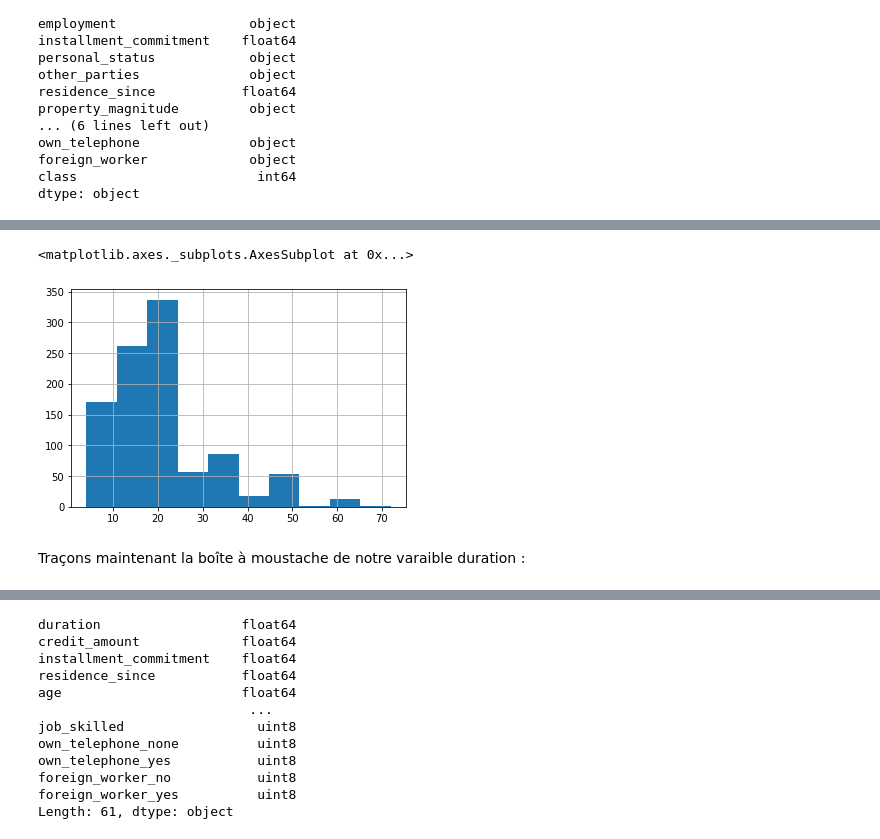
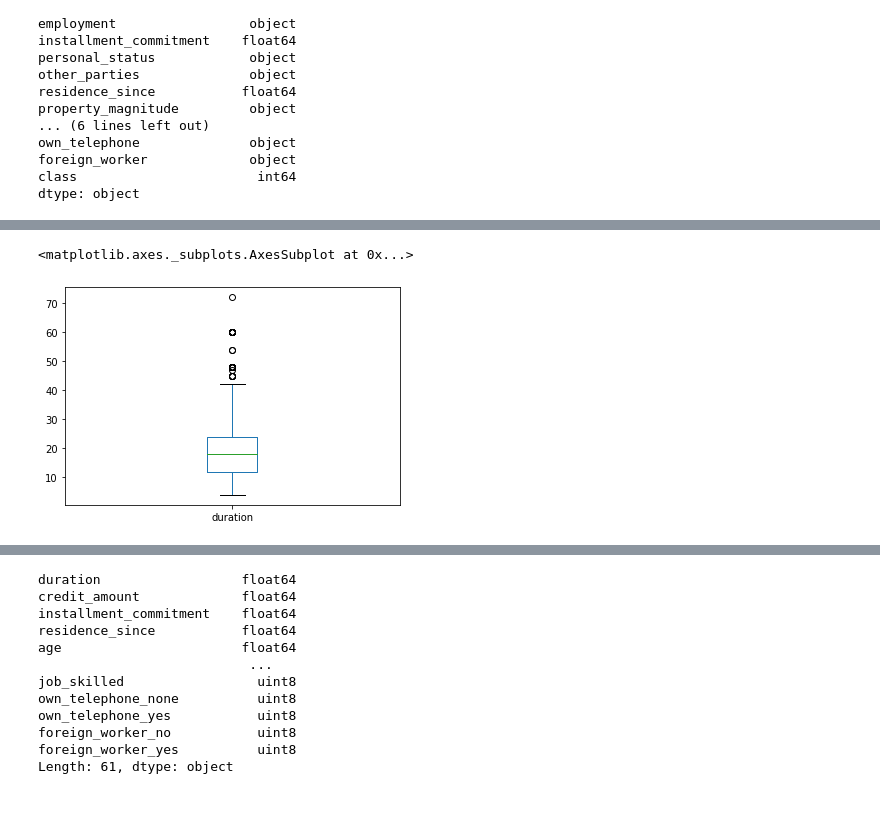
Before and after one commit to cedricxs/MYPY, a Jupyter notebook: TP1_Extraction_de_connaissances_dans_les_données_ipynb.ipynb, the cells around one changed output, grey strips where cells are left out. Cells and saved outputs as stored; diff of their text form; code cells hidden in the pictures; blank space fills up the shorter version.

```diff
--- a/TP1_Extraction_de_connaissances_dans_les_données_ipynb.ipynb
+++ b/TP1_Extraction_de_connaissances_dans_les_données_ipynb.ipynb
@@ -35,0 +6,2 @@ Afin d'accéder aux types des colonnes, on utilise `df.dtypes`
+# %%
+df = pd.read_csv("german.data", sep="\t")
@@ -104,7 +65,5 @@ Traçons l'histogramme de la variable duration :
 # %%
-df.duration.hist()
+df.duration.plot.box()
 # %% [output]
 <matplotlib.axes._subplots.AxesSubplot at 0x...>
-[figure, old version]
+[figure, new version]
-# %% [markdown]
-Traçons maintenant la boîte à moustache de notre varaible duration :
```
Also changed, not shown: parts of 122 cells of this notebook.
